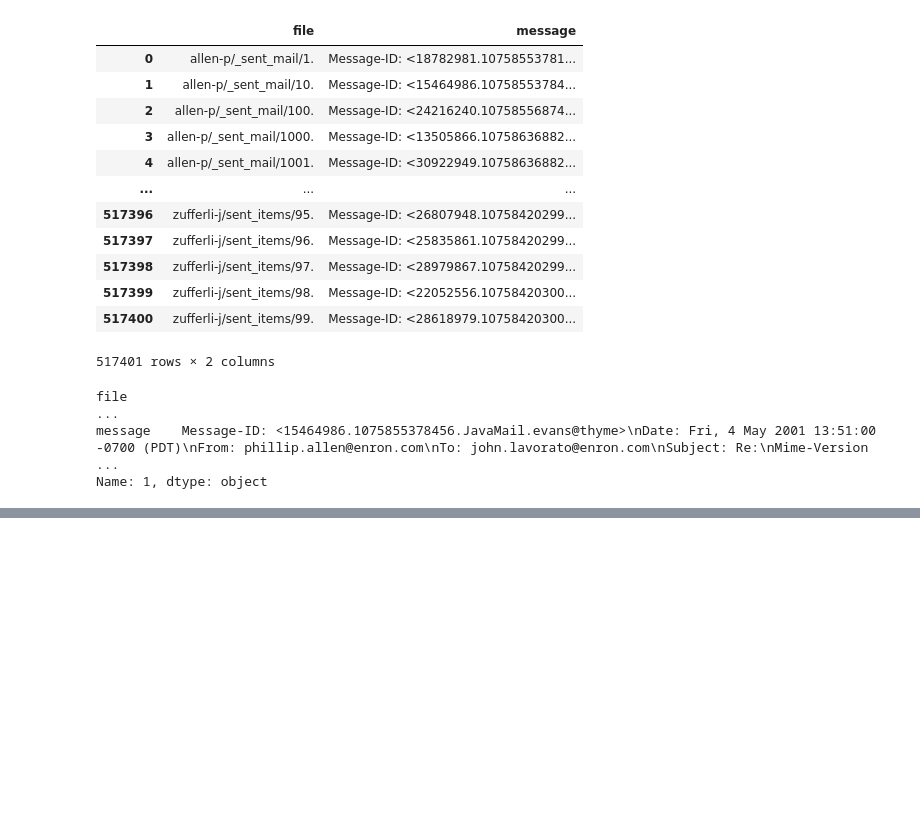
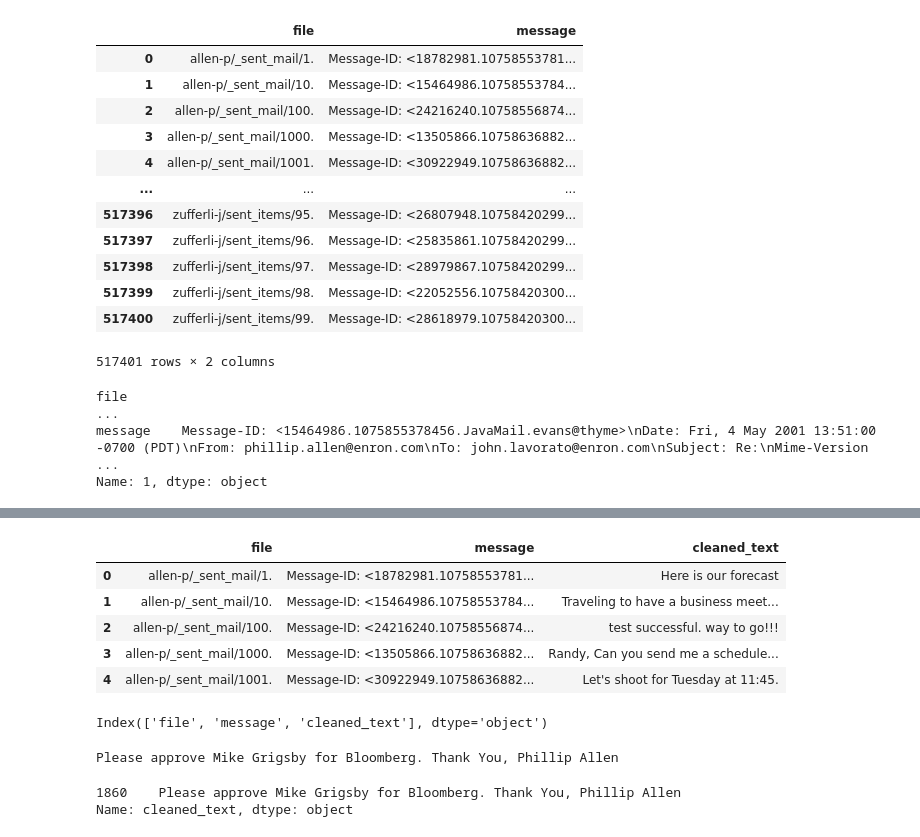
Before and after one commit to Esme-raida/Email_Summaizer, a Jupyter notebook: main.ipynb, the cells around one changed output, grey strips where cells are left out. Cells and saved outputs as stored; diff of their text form; code cells hidden in the pictures; blank space fills up the shorter version.

```diff
--- a/main.ipynb
+++ b/main.ipynb
@@ -176,0 +160,2 @@ df.head()
+# %%
+df = df.loc[:, ~df.columns.duplicated()]
@@ -176,0 +231,20 @@ df.head()
+# %%
+import pandas as pd
+
+pd.set_option("display.max_colwidth", None)  # to show the full column
+
+sample_df = df.head(5).copy()
+sample_df.head()
+# %% [output]
+|  | file | message | cleaned_text |
+| 0 | allen-p/_sent_mail/1. | Message-ID: <18782981.10758553781... | Here is our forecast |
+| 1 | allen-p/_sent_mail/10. | Message-ID: <15464986.10758553784... | Traveling to have a business meet... |
+| 2 | allen-p/_sent_mail/100. | Message-ID: <24216240.10758556874... | test successful. way to go!!! |
+| 3 | allen-p/_sent_mail/1000. | Message-ID: <13505866.10758636882... | Randy, Can you send me a schedule... |
+| 4 | allen-p/_sent_mail/1001. | Message-ID: <30922949.10758636882... | Let's shoot for Tuesday at 11:45. |
+# %%
+sample_df = df.head(5).copy()
+print(sample_df.columns)
+###to show the columns we currently have
+# %% [output]
+Index(['file', 'message', 'cleaned_text'], dtype='object')
@@ -176,0 +262,13 @@ df.head()
+# %%
+sample_df = df.sample(n=100, random_state=42).copy()
+
+sample_df["cleaned_text"] = sample_df["message"].apply(clean_email_text_v3)
+
+print(sample_df["cleaned_text"].iloc[0])
+# %% [output]
+Please approve Mike Grigsby for Bloomberg. Thank You, Phillip Allen
+# %%
+sample_df["cleaned_text"].head(1)
+# %% [output]
+1860    Please approve Mike Grigsby for Bloomberg. Thank You, Phillip Allen
+Name: cleaned_text, dtype: object
```
Also changed, not shown: parts of 53 cells of this notebook.
